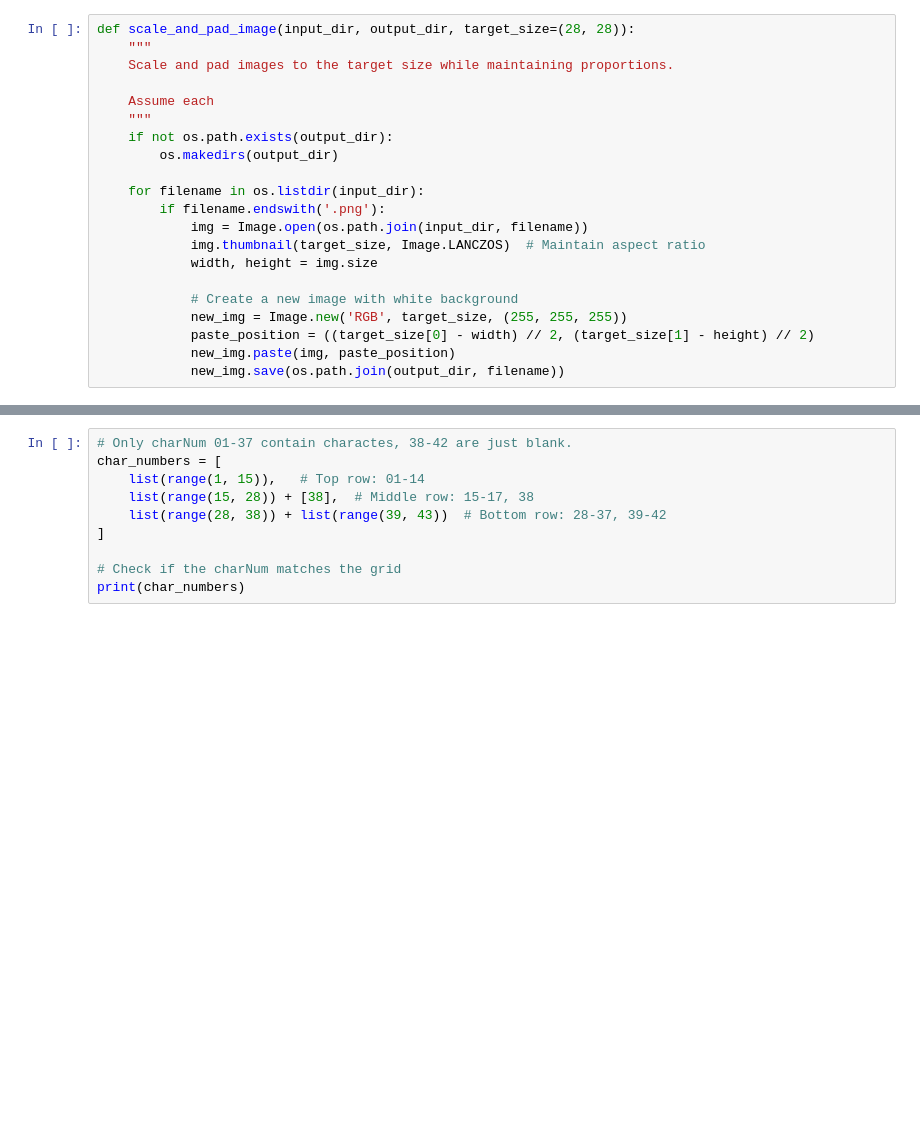
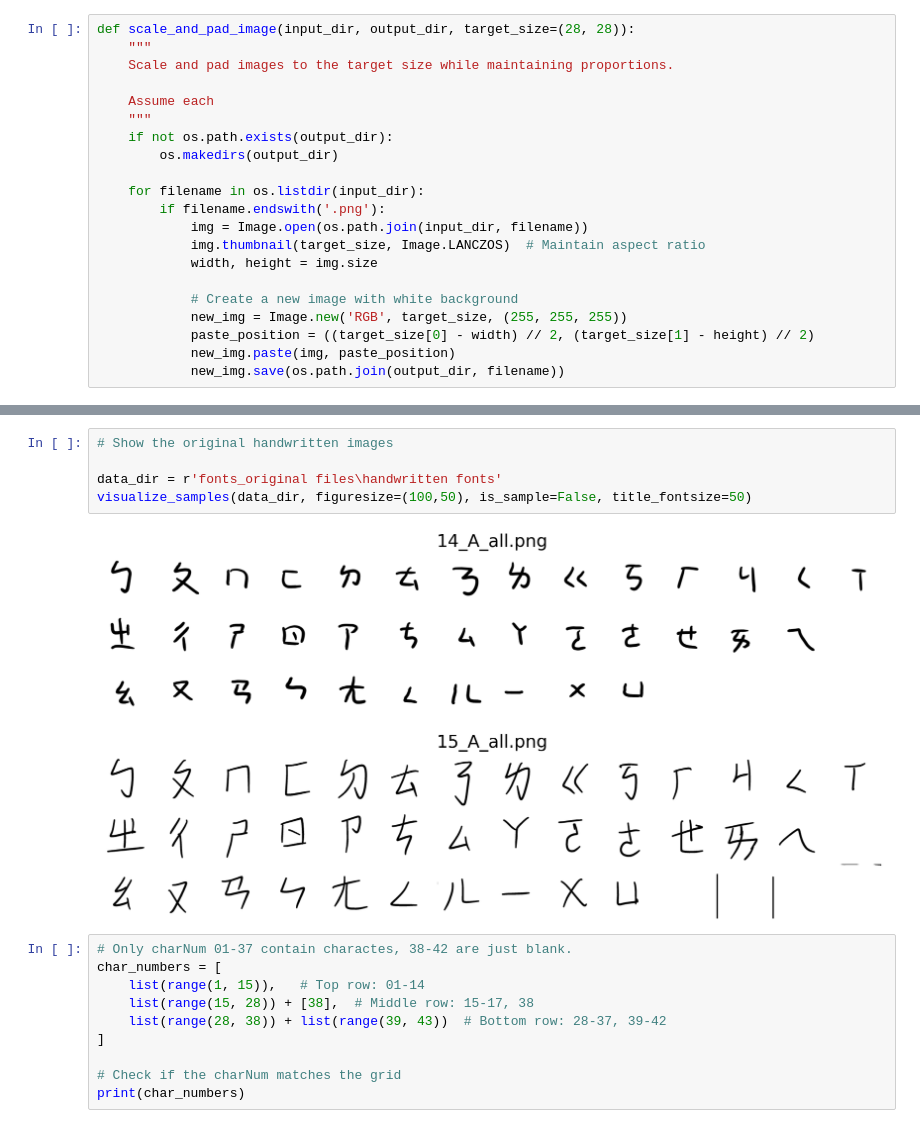
Before and after one commit to white-pub/Bopomofo-Model, a Jupyter notebook: Bopomofo_model.ipynb, the cells around one changed output, grey strips where cells are left out. Saved outputs shown, nothing was run; the diff lists cells and outputs as text; blank space fills up the shorter version.

```diff
--- a/Bopomofo_model.ipynb
+++ b/Bopomofo_model.ipynb
@@ -145,3 +174,10 @@ def scale_and_pad_image(input_dir, output_dir, target_size=(28, 28)):
+# %%
+# Show the original handwritten images
+
+data_dir = r'fonts_original files\handwritten fonts'
+visualize_samples(data_dir, figuresize=(100,50), is_sample=False, title_fontsize=50)
+# %% [output]
+[figure, added]
 # %%
 # Only charNum 01-37 contain charactes, 38-42 are just blank.
 char_numbers = [
```
Also changed, not shown: parts of 19 cells of this notebook, 5 other files.
